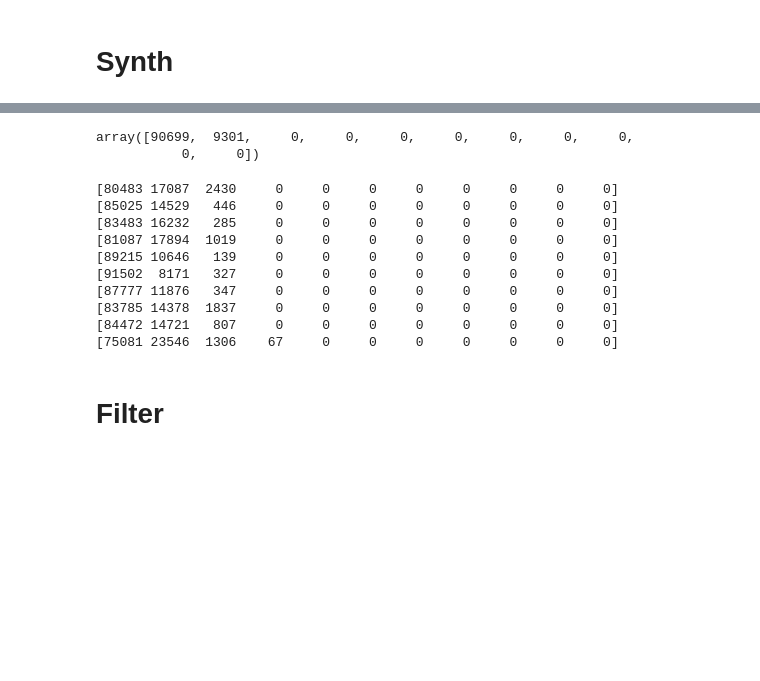
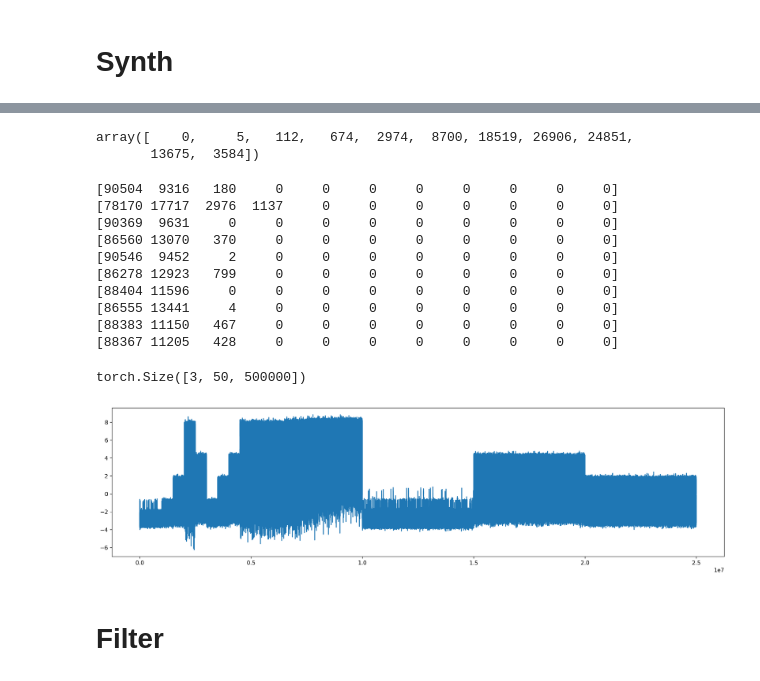
Before and after one commit to antorsae/liverpool-ion-switching, a Jupyter notebook: wavenet_recurrent.ipynb, the cells around one changed output, grey strips where cells are left out. Drawn from its saved outputs; the diff is of its cells as text; code cells hidden in the pictures; blank space fills up the shorter version.

Commit message:
LB 0.944 w/ 5 TTA totally synthetic data

```diff
--- a/wavenet_recurrent.ipynb
+++ b/wavenet_recurrent.ipynb
@@ -97,29 +123,70 @@ low  =  low.reshape(-1,SEGMENT_SIZE)
 # %%
 def get_synth_segment_y(states,max_channels,size=SEGMENT_SIZE):
-    y = np.zeros((size,),dtype=np.uint8)
-    for i in np.random.choice(states.shape[0],max_channels,replace=False):
+    y = np.zeros((size,1+max_channels),dtype=np.uint8)
+    states,states_to_oc = {'l':(low_s,low_s_to_oc), 'h':(high_s,high_s_to_oc)}[states]
+    for ii,i in enumerate(np.random.choice(states.shape[0],max_channels,replace=False)):
         o = np.random.randint(1+SEGMENT_SIZE-size)
-        #print(i,o)
-        y += states[i,o:o+size]
-    return np.clip(y, 0, 10)
-np.bincount(get_synth_segment_y(low,3,SEGMENT_SIZE//5),minlength=11)
+        ss = states[i,o:o+size]
+        y[:,0]   += states_to_oc[ss]
+        y[:,1+ii] = ss
+    y[:,0] = np.clip(y[:,0], 0, 10)
+    return y[:,0]
+y=get_synth_segment_y('h',10,SEGMENT_SIZE//5)
+np.bincount(y,minlength=11)
 # (low,1), (low,1), (high,1), (high,3), (high,10), (high,5), (high,1), (high,3), (high,5), (high,10)
 # %% [output]
-array([90699,  9301,     0,     0,     0,     0,     0,     0,     0,
-           0,     0])
+array([    0,     5,   112,   674,  2974,  8700, 18519, 26906, 24851,
+       13675,  3584])
 # %%
-for i in range(10): print(np.bincount(get_synth_segment_y(low,5,SEGMENT_SIZE//5),minlength=11))
+for i in range(10): print(np.bincount(get_synth_segment_y('l',5,SEGMENT_SIZE//5),minlength=11))
 # %% [output]
-[80483 17087  2430     0     0     0     0     0     0     0     0]
-[85025 14529   446     0     0     0     0     0     0     0     0]
-[83483 16232   285     0     0     0     0     0     0     0     0]
-[81087 17894  1019     0     0     0     0     0     0     0     0]
-[89215 10646   139     0     0     0     0     0     0     0     0]
-[91502  8171   327     0     0     0     0     0     0     0     0]
-[87777 11876   347     0     0     0     0     0     0     0     0]
-[83785 14378  1837     0     0     0     0     0     0     0     0]
-[84472 14721   807     0     0     0     0     0     0     0     0]
-[75081 23546  1306    67     0     0     0     0     0     0     0]
+[90504  9316   180     0     0     0     0     0     0     0     0]
+[78170 17717  2976  1137     0     0     0     0     0     0     0]
+[90369  9631     0     0     0     0     0     0     0     0     0]
+[86560 13070   370     0     0     0     0     0     0     0     0]
+[90546  9452     2     0     0     0     0     0     0     0     0]
+[86278 12923   799     0     0     0     0     0     0     0     0]
+[88404 11596     0     0     0     0     0     0     0     0     0]
+[86555 13441     4     0     0     0     0     0     0     0     0]
+[88383 11150   467     0     0     0     0     0     0     0     0]
+[88367 11205   428     0     0     0     0     0     0     0     0]
+# %%
+# -0.12838999,49.9232689,1.73201717
+def get_synth_segment_xy(states,max_channels,size=SEGMENT_SIZE):
+    kernel = tensor([-1.6590e-03, -1.1617e-04, -1.0344e-03,  8.4467e-04, -9.7054e-04,
+              1.4413e-03,  6.5739e-03,  2.8979e-02,  1.2115e+00, -1.0717e-03,
+             -3.8138e-03,  6.0101e-04,  1.2317e-04,  3.1660e-03, -8.8741e-04,
+              3.2797e-04,  2.5820e-03, -2.3032e-03])
+    dim_k = kernel.numel()
+    bias = tensor([-5.5336 if max_channels >= 10 else -2.7708])
+    y = Tensor(get_synth_segment_y(states,max_channels,size))
+    y_padded = torch.zeros(y.shape[0]+dim_k-1)
+    cc = (dim_k-1)//2
+    y_padded[cc:cc+y.shape[0]] = y.float()
+    y_padded = y_padded.view(1,1,-1)
+    x = (F.conv1d(y_padded,kernel.view(1,1,-1)).flatten() + bias).to(y.device)
+    ac_weight,ac_freq,ac_phase = -0.12838999,50+0.2*(torch.rand(1)-0.5),2*math.pi*torch.rand(1)
+    x_range = torch.arange(x.shape[0]).float().to(x.device)
+    wave = (ac_weight * torch.sin( x_range * 2*math.pi/10000 * ac_freq + ac_phase))
+    x += wave
+    std = [None,0.238,None,0.267,None,0.2861,None,None,None,None,0.406][min(max_channels,10)]
+    x += std * torch.randn(x.numel())
+    return x,y
+segment_types=[('l', 1),('l', 1),('h', 1),('h', 3),('h',10),('h', 5),('h', 1),('h', 3),('h', 5),('h',10),
+               ('h',10),('h',10),('h',10),('h',11),('h',11),('h',12),('h',13),('h',13),('h',14),('h',14),
+               ('l', 3),('l', 3),('l', 3),('l', 3),('l', 3),('l', 3),('l', 3),('l', 3),('l', 3),('l', 3),
+               ('h', 5),('h', 5),('h', 5),('h', 5),('h', 5),('h', 5),('h', 5),('h', 5),('h', 5),('h', 5),
+               ('h', 3),('h', 3),('h', 3),('h', 3),('h', 3),('h', 3),('h', 3),('h', 3),('h', 3),('h', 3)]
+
+train_s = torch.empty(3,len(segment_types),SEGMENT_SIZE)
+train_s[:] = np.nan
+for i,segment in enumerate(segment_types):
+    train_s[0,i],train_s[2,i] = get_synth_segment_xy(*segment)
+plt.plot(train_s[0].flatten())
+print(train_s.shape)
+# %% [output]
+torch.Size([3, 50, 500000])
+[figure, added]
 # %% [markdown]
 # Filter
 # %% [markdown]
```
Also changed, not shown: parts of 92 cells of this notebook.
